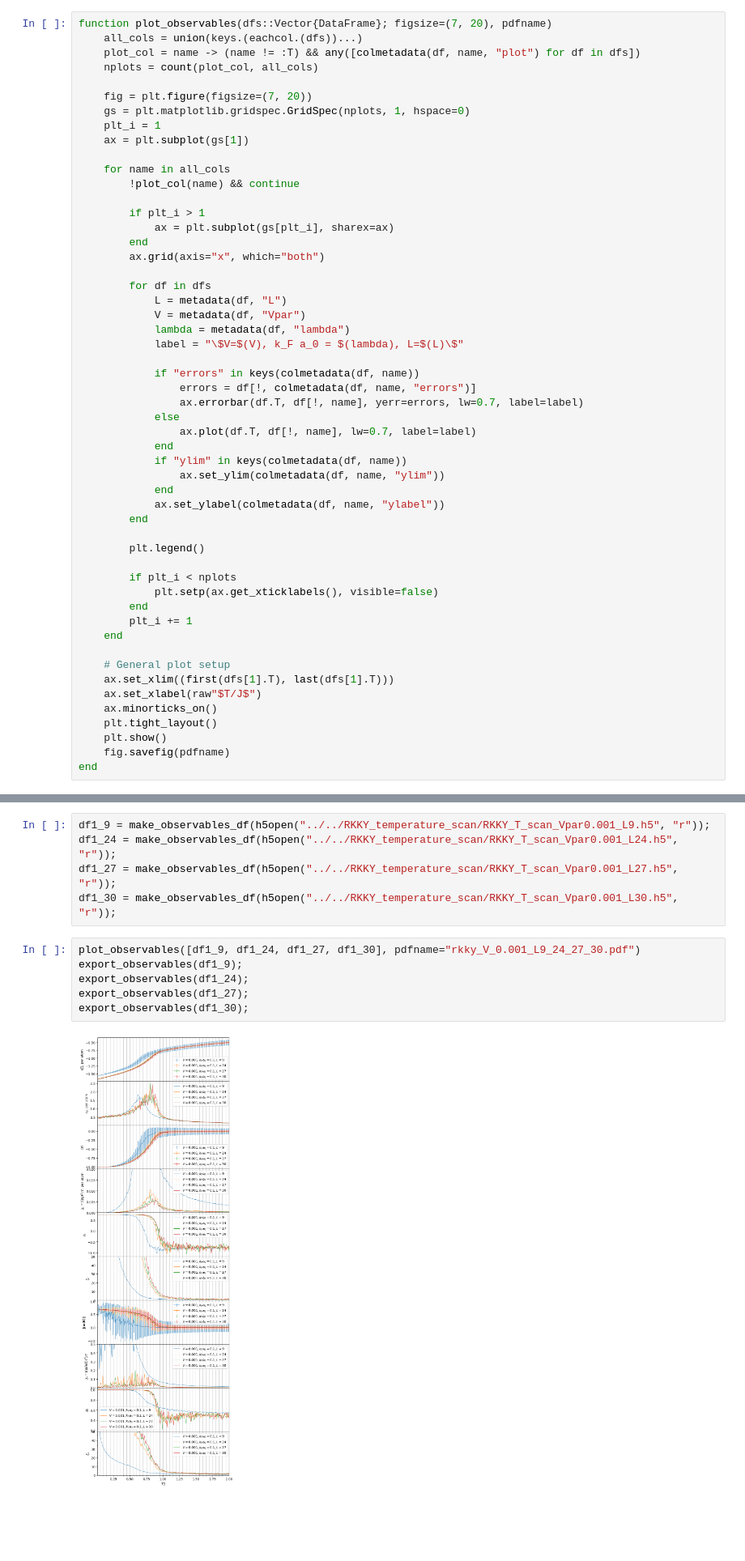
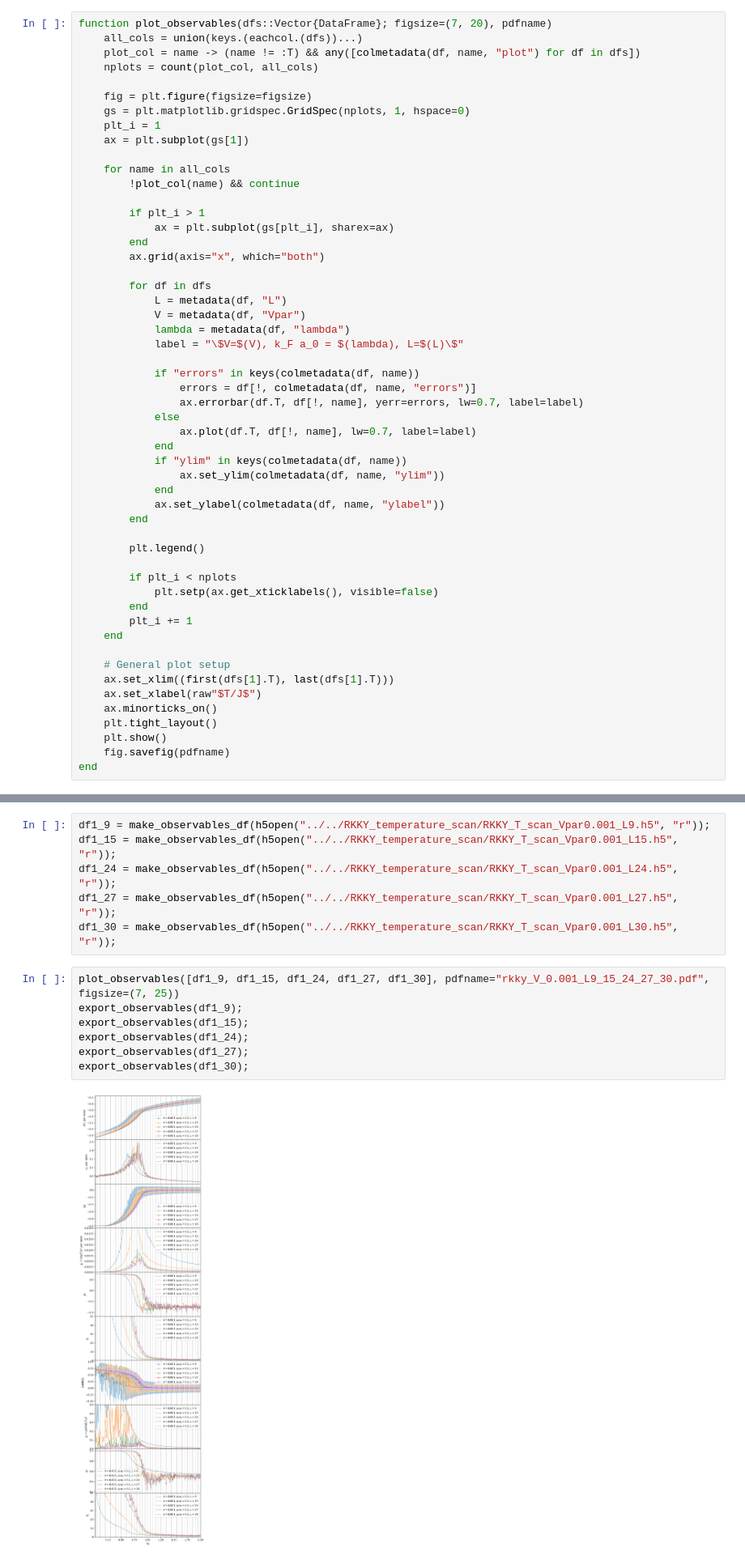
Before and after one commit to krivenko/MX2RKKY.jl, a Jupyter notebook: notebooks/RKKY.ipynb, the cells around one changed output, grey strips where cells are left out. Shown at 81% size. Cells and saved outputs as stored; diff of their text form; blank space fills up the shorter version.

Commit message:
notebooks: More cluster sizes in `RKKY.ipynb`

```diff
--- a/notebooks/RKKY.ipynb
+++ b/notebooks/RKKY.ipynb
@@ -122,7 +117,7 @@ function plot_observables(dfs::Vector{DataFrame}; figsize=(7, 20), pdfname)
     plot_col = name -> (name != :T) && any([colmetadata(df, name, "plot") for df in dfs])
     nplots = count(plot_col, all_cols)
 
-    fig = plt.figure(figsize=(7, 20))
+    fig = plt.figure(figsize=figsize)
     gs = plt.matplotlib.gridspec.GridSpec(nplots, 1, hspace=0)
     plt_i = 1
     ax = plt.subplot(gs[1])
@@ -195,14 +190,16 @@ export_observables(df2_24);
 [figure]
 # %%
 df1_9 = make_observables_df(h5open("../../RKKY_temperature_scan/RKKY_T_scan_Vpar0.001_L9.h5", "r"));
+df1_15 = make_observables_df(h5open("../../RKKY_temperature_scan/RKKY_T_scan_Vpar0.001_L15.h5", "r"));
 df1_24 = make_observables_df(h5open("../../RKKY_temperature_scan/RKKY_T_scan_Vpar0.001_L24.h5", "r"));
 df1_27 = make_observables_df(h5open("../../RKKY_temperature_scan/RKKY_T_scan_Vpar0.001_L27.h5", "r"));
 df1_30 = make_observables_df(h5open("../../RKKY_temperature_scan/RKKY_T_scan_Vpar0.001_L30.h5", "r"));
 # %%
-plot_observables([df1_9, df1_24, df1_27, df1_30], pdfname="rkky_V_0.001_L9_24_27_30.pdf")
+plot_observables([df1_9, df1_15, df1_24, df1_27, df1_30], pdfname="rkky_V_0.001_L9_15_24_27_30.pdf", figsize=(7, 25))
 export_observables(df1_9);
+export_observables(df1_15);
 export_observables(df1_24);
 export_observables(df1_27);
 export_observables(df1_30);
 # %% [output]
-[figure, old version]
+[figure, new version]
```
Also changed, not shown: parts of 1 cell of this notebook.
